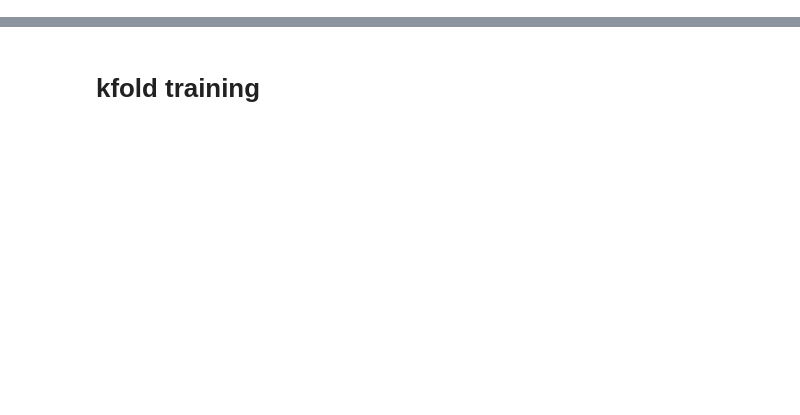
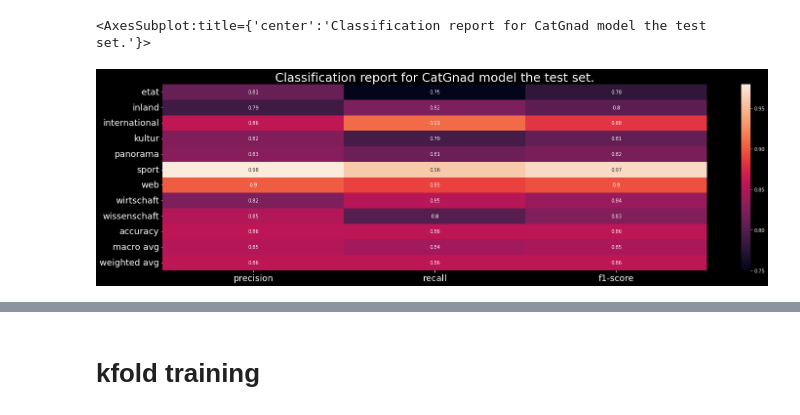
Before and after one commit to volkovwashere/german-article-classifier, a Jupyter notebook: notebooks/training_catboost.ipynb, the cells around one changed output, grey strips where cells are left out. Drawn from its saved outputs; the diff is of its cells as text; code cells hidden in the pictures; blank space fills up the shorter version.

```diff
--- a/notebooks/training_catboost.ipynb
+++ b/notebooks/training_catboost.ipynb
@@ -112,5 +122,15 @@ y_true.shape, y_pred.shape, labels.shape
 # %%
-print(classification_report(y_true, y_pred, target_names=labels))
+clf_report = classification_report(y_true, y_pred, target_names=labels, output_dict=True)
+plt.style.use("dark_background")
+fig_dims = (25, 7)
+fig, ax = plt.subplots(figsize=fig_dims)
+plt.title('Classification report for CatGnad model the test set.', fontsize=25)
+plt.xticks(fontsize=18)
+plt.yticks(fontsize=18)
+sns.heatmap(pd.DataFrame(clf_report).iloc[:-1, :].T, annot=True)
+# %% [output]
+<AxesSubplot:title={'center':'Classification report for CatGnad model the test set.'}>
+[figure, added]
 # %%
 cf_matrix = confusion_matrix(y_true, y_pred)
 cf_matrix
```
Also changed, not shown: parts of 8 cells of this notebook, 2 other files.
